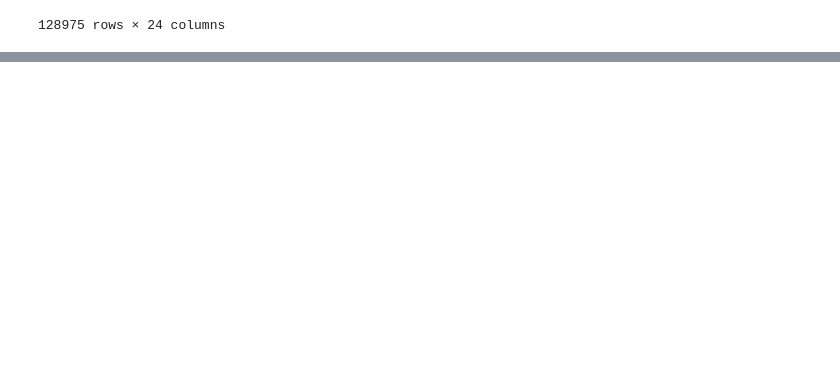
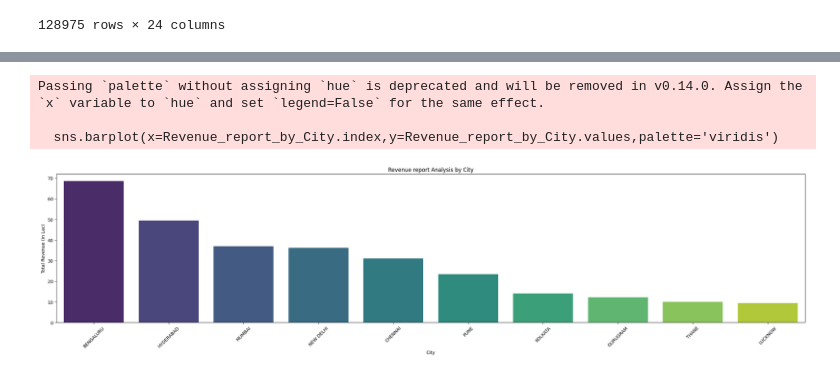
Before and after one commit to msyadav7177/Amazon-Sales-Report-Analysis, a Jupyter notebook: Amazon Sales Report Analysis.ipynb, the cells around one changed output, grey strips where cells are left out. Cells and saved outputs as stored; diff of their text form; code cells hidden in the pictures; blank space fills up the shorter version.

```diff
--- a/Amazon Sales Report Analysis.ipynb
+++ b/Amazon Sales Report Analysis.ipynb
@@ -26,0 +461,2 @@ pd.read_csv('Amazon Sale Report.csv')
+# %%
+data['Amount'].fillna(0, inplace=True)
@@ -26,0 +470,2 @@ pd.read_csv('Amazon Sale Report.csv')
+# %%
+data['ship-city'].fillna('Unknown',inplace=True)
@@ -26,0 +500,2 @@ pd.read_csv('Amazon Sale Report.csv')
+# %%
+data.drop_duplicates(inplace=True)
@@ -26,0 +698,3 @@ pd.read_csv('Amazon Sale Report.csv')
+# %%
+Revenue_report_by_City = data.groupby('ship-city')['Amount'].sum().nlargest(10)/100000
+Revenue_report_by_City
@@ -26,0 +714,13 @@ pd.read_csv('Amazon Sale Report.csv')
+# %%
+plt.figure(figsize=(30,6))
+sns.barplot(x=Revenue_report_by_City.index,y=Revenue_report_by_City.values,palette='viridis')
+plt.title("Revenue report Analysis by City")
+plt.xlabel("City")
+plt.ylabel("Total Revenue (in Lac)")
+plt.xticks(rotation=45)
+plt.show()
+# %% [output]
+Passing `palette` without assigning `hue` is deprecated and will be removed in v0.14.0. Assign the `x` variable to `hue` and set `legend=False` for the same effect.
+
+  sns.barplot(x=Revenue_report_by_City.index,y=Revenue_report_by_City.values,palette='viridis')
+[figure, added]
```
Also changed, not shown: parts of 81 cells of this notebook.
